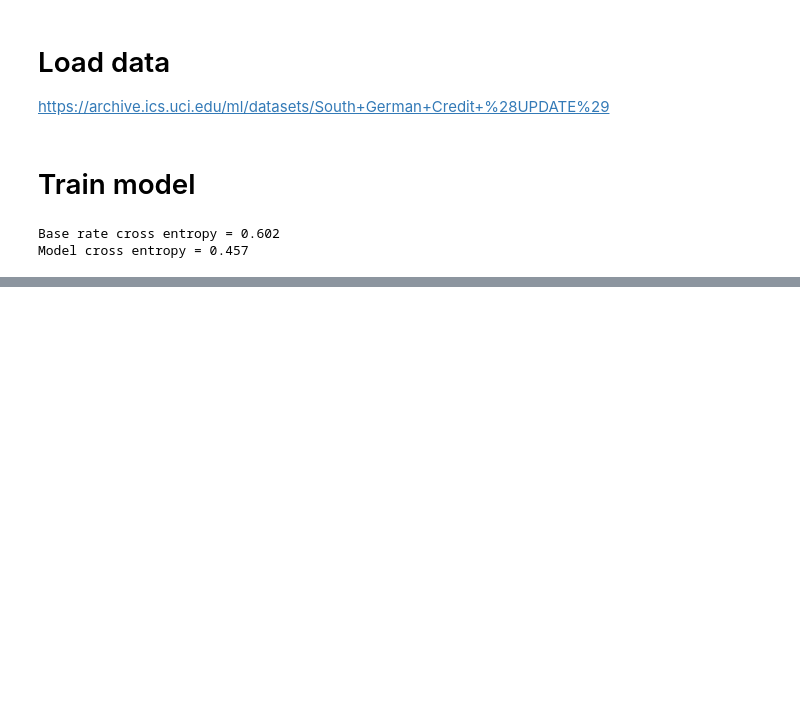
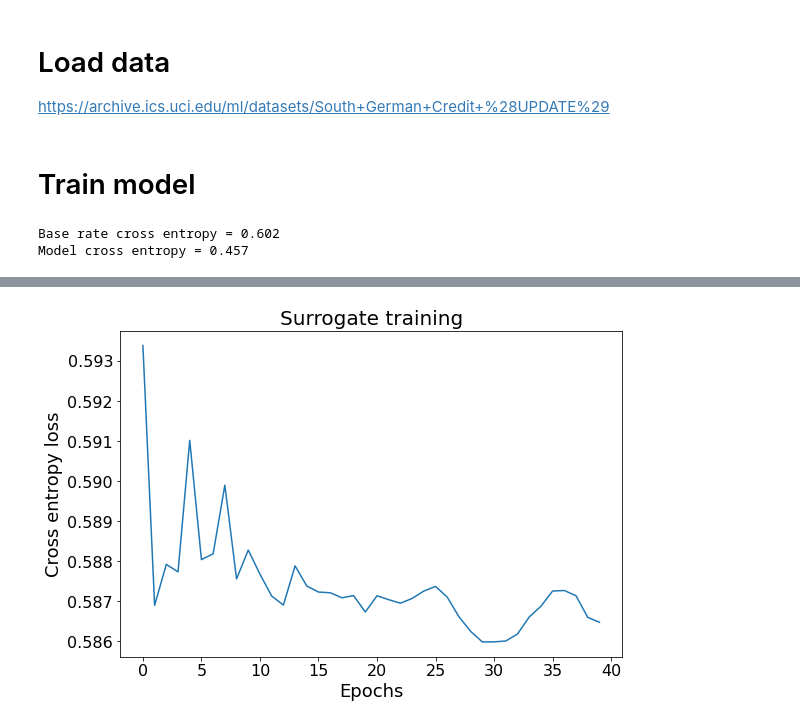
Before and after one commit to iancovert/sage, a Jupyter notebook: notebooks/credit.ipynb, the cells around one changed output, grey strips where cells are left out. Saved outputs shown, nothing was run; the diff lists cells and outputs as text; code cells hidden in the pictures; blank space fills up the shorter version.

```diff
--- a/notebooks/credit.ipynb
+++ b/notebooks/credit.ipynb
@@ -63,0 +83,13 @@ sage_values = estimator(test, Y_test)
+# %%
+# Setup
+device = torch.device('cuda')
+num_features = len(feature_names)
+
+# Create surrogate model (outputs logits)
+surrogate = nn.Sequential(
+    MaskLayer1d(value=0),
+    nn.Linear(2 * num_features, 128),
+    nn.ELU(inplace=True),
+    nn.Linear(128, 128),
+    nn.ELU(inplace=True),
+    nn.Linear(128, 2)).to(device)
@@ -63,0 +248,11 @@ sage_values = estimator(test, Y_test)
+# %%
+# Plot loss during training
+plt.figure(figsize=(9, 6))
+plt.plot(loss_list)
+plt.xlabel('Epochs', fontsize=18)
+plt.ylabel('Cross entropy loss', fontsize=18)
+plt.tick_params(labelsize=16)
+plt.title('Surrogate training', fontsize=20)
+plt.show()
+# %% [output]
+[figure, added]
```
Also changed, not shown: parts of 14 cells of this notebook, 2 other files.
